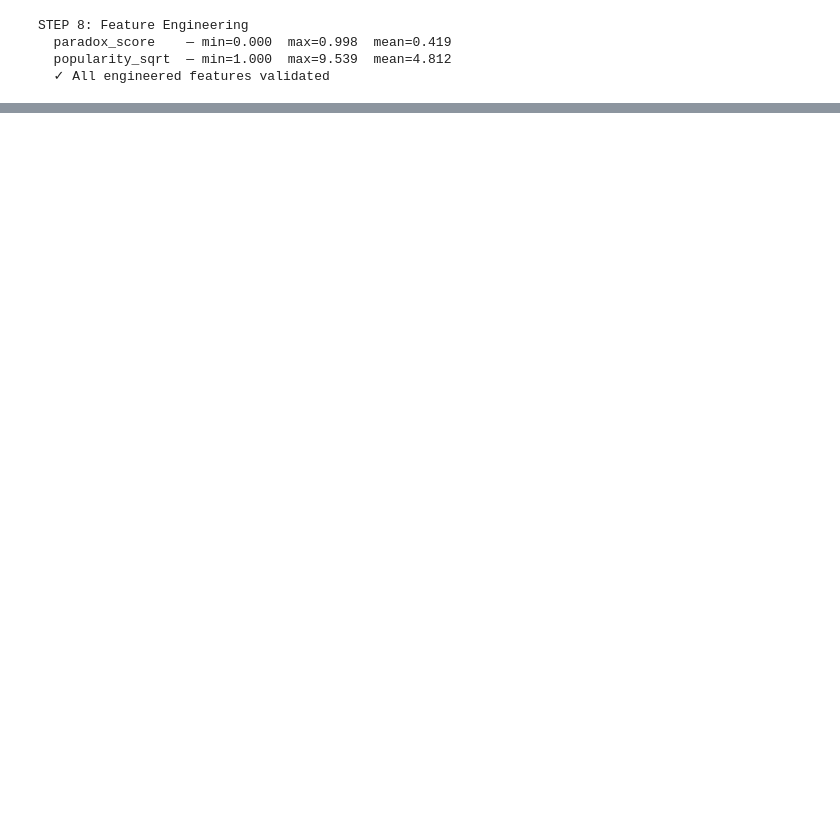
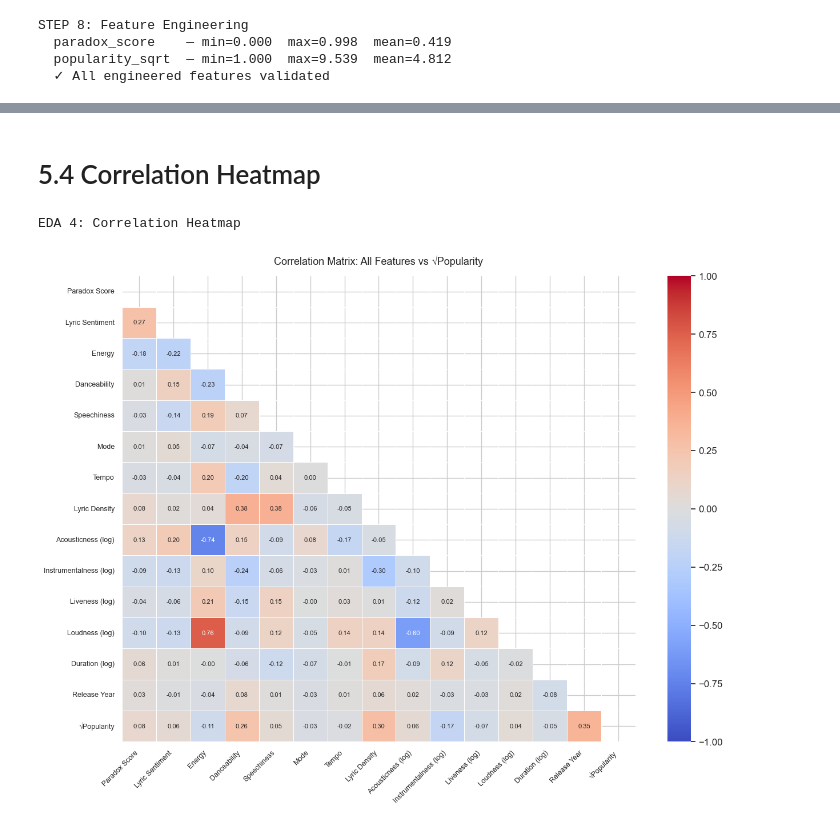
Before and after one commit to sjylee/CIS2450-FINAL-PROJECT, a Jupyter notebook: final-notebook.ipynb, the cells around one changed output, grey strips where cells are left out. Drawn from its saved outputs; the diff is of its cells as text; code cells hidden in the pictures; blank space fills up the shorter version.

```diff
--- a/final-notebook.ipynb
+++ b/final-notebook.ipynb
@@ -712,0 +1172,72 @@ Error:
+# %% [markdown]
+#  5.4 Correlation Heatmap
+# %%
+# =============================================================================
+# EDA 4: CORRELATION HEATMAP
+# =============================================================================
+print("\nEDA 4: Correlation Heatmap")
+
+CORR_COLS = [c for c in [
+    "paradox_score", "lyric_sentiment", "energy", "danceability",
+    "speechiness", "mode", "tempo", "lyric_density",
+    "acousticness_log", "instrumentalness_log", "liveness_log",
+    "loudness_log", "duration_ms_log", "year", "popularity_sqrt"
+] if c in df.columns]
+
+rename = {
+    "paradox_score":        "Paradox Score",
+    "lyric_sentiment":      "Lyric Sentiment",
+    "energy":               "Energy",
+    "danceability":         "Danceability",
+    "speechiness":          "Speechiness",
+    "mode":                 "Mode",
+    "tempo":                "Tempo",
+    "lyric_density":        "Lyric Density",
+    "acousticness_log":     "Acousticness (log)",
+    "instrumentalness_log": "Instrumentalness (log)",
+    "liveness_log":         "Liveness (log)",
+    "loudness_log":         "Loudness (log)",
+    "duration_ms_log":      "Duration (log)",
+    "year":                 "Release Year",
+    "popularity_sqrt":      "√Popularity",
+}
+
+corr = df[CORR_COLS].rename(columns=rename).corr()
+
+fig, ax = plt.subplots(figsize=(13, 10))
+mask = np.triu(np.ones_like(corr, dtype=bool))
+sns.heatmap(
+    corr, mask=mask, annot=True, fmt=".2f",
+    cmap="coolwarm", center=0, vmin=-1, vmax=1,
+    linewidths=0.4, linecolor="white",
+    annot_kws={"size": 8}, ax=ax,
+)
+ax.set_title("Correlation Matrix: All Features vs √Popularity",
+             fontsize=13, pad=14)
+plt.xticks(rotation=45, ha="right", fontsize=9)
+plt.yticks(rotation=0, fontsize=9)
+save_fig("fig_09_correlation_heatmap.png")
+
+# Correlations with target
+target_corr = (df[CORR_COLS].corr()["popularity_sqrt"]
+               .drop("popularity_sqrt").abs()
+               .sort_values(ascending=False))
+print("\n  Feature correlations with √popularity (|r| sorted):")
+print(target_corr.round(3).to_string())
+
+# Multicollinearity check
+raw_corr = df[CORR_COLS].corr()
+print("\n  Pairs with |r| > 0.6 (excluding target):")
+found = False
+for i in range(len(raw_corr.columns)):
+    for j in range(i+1, len(raw_corr.columns)):
+        r = raw_corr.iloc[i, j]
+        ci, cj = raw_corr.columns[i], raw_corr.columns[j]
+        if abs(r) > 0.6 and "popularity" not in (ci.lower(), cj.lower()):
+            print(f"    {ci} & {cj}: r={r:.3f}")
+            found = True
+if not found:
+    print("    None found.")
+# %% [output]
+EDA 4: Correlation Heatmap
+[figure, added]
```
Also changed, not shown: parts of 107 cells of this notebook, 1 other file.
